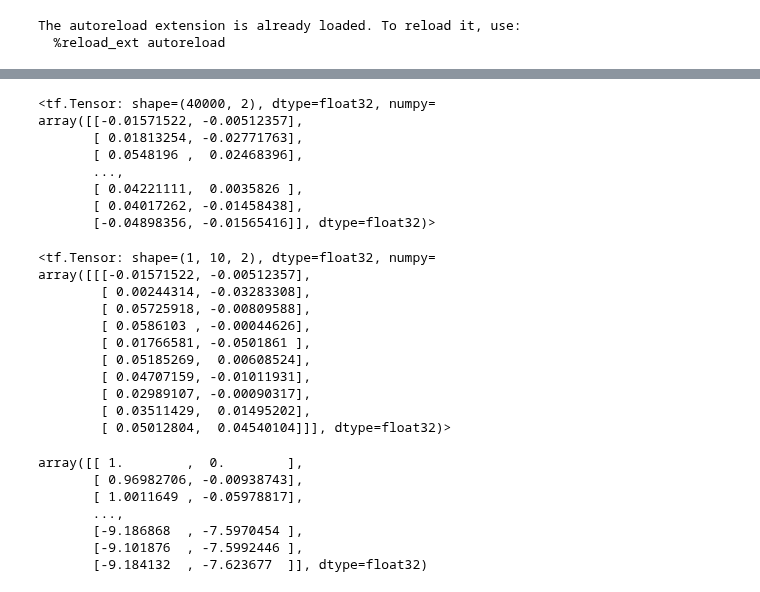
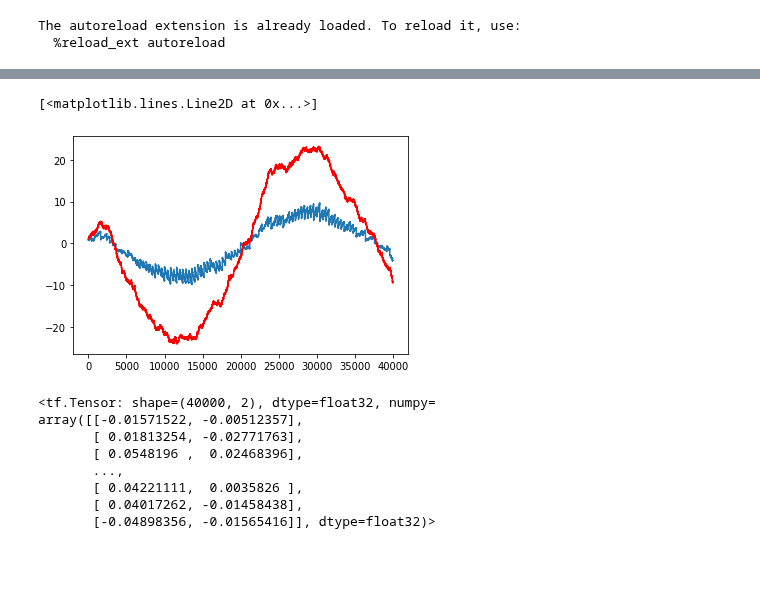
Before and after one commit to matibilkis/continuous, a Jupyter notebook: craft_RNN.ipynb, the cells around one changed output, grey strips where cells are left out. Cells and saved outputs as stored; diff of their text form; code cells hidden in the pictures; blank space fills up the shorter version.

```diff
--- a/craft_RNN.ipynb
+++ b/craft_RNN.ipynb
@@ -40 +50,16 @@ inputs = (toyxicovs, toysignals)
+# %%
+model = RecModel(coeffs)
+
+batched_signals = tf.stack(tf.split(tfsignals, 100))
+batched_xicovs  = tf.stack(tf.split(tfxicovs, 100))
+
+inputs = (batched_xicovs, batched_signals)
+
+preds = model(inputs )
+
+plt.plot(tf.reshape(preds, [-1,2])[:,0])
+plt.plot(means[:,0], color="red")
+# %% [output]
+[<matplotlib.lines.Line2D at 0x...>]
+[figure, added]
 # %%
@@ -48,27 +73,3 @@ array([[-0.01571522, -0.00512357],
        [ 0.04221111,  0.0035826 ],
        [ 0.04017262, -0.01458438],
        [-0.04898356, -0.01565416]], dtype=float32)>
-# %%
-model(inputs)
-# %% [output]
-<tf.Tensor: shape=(1, 10, 2), dtype=float32, numpy=
-array([[[-0.01571522, -0.00512357],
-        [ 0.00244314, -0.03283308],
-        [ 0.05725918, -0.00809588],
-        [ 0.0586103 , -0.00044626],
-        [ 0.01766581, -0.0501861 ],
-        [ 0.05185269,  0.00608524],
-        [ 0.04707159, -0.01011931],
-        [ 0.02989107, -0.00090317],
-        [ 0.03511429,  0.01495202],
-        [ 0.05012804,  0.04540104]]], dtype=float32)>
-# %%
-means
-# %% [output]
-array([[ 1.        ,  0.        ],
-       [ 0.96982706, -0.00938743],
-       [ 1.0011649 , -0.05978817],
-       ...,
-       [-9.186868  , -7.5970454 ],
-       [-9.101876  , -7.5992446 ],
-       [-9.184132  , -7.623677  ]], dtype=float32)
```
Also changed, not shown: parts of 8 cells of this notebook, 3 other files.
